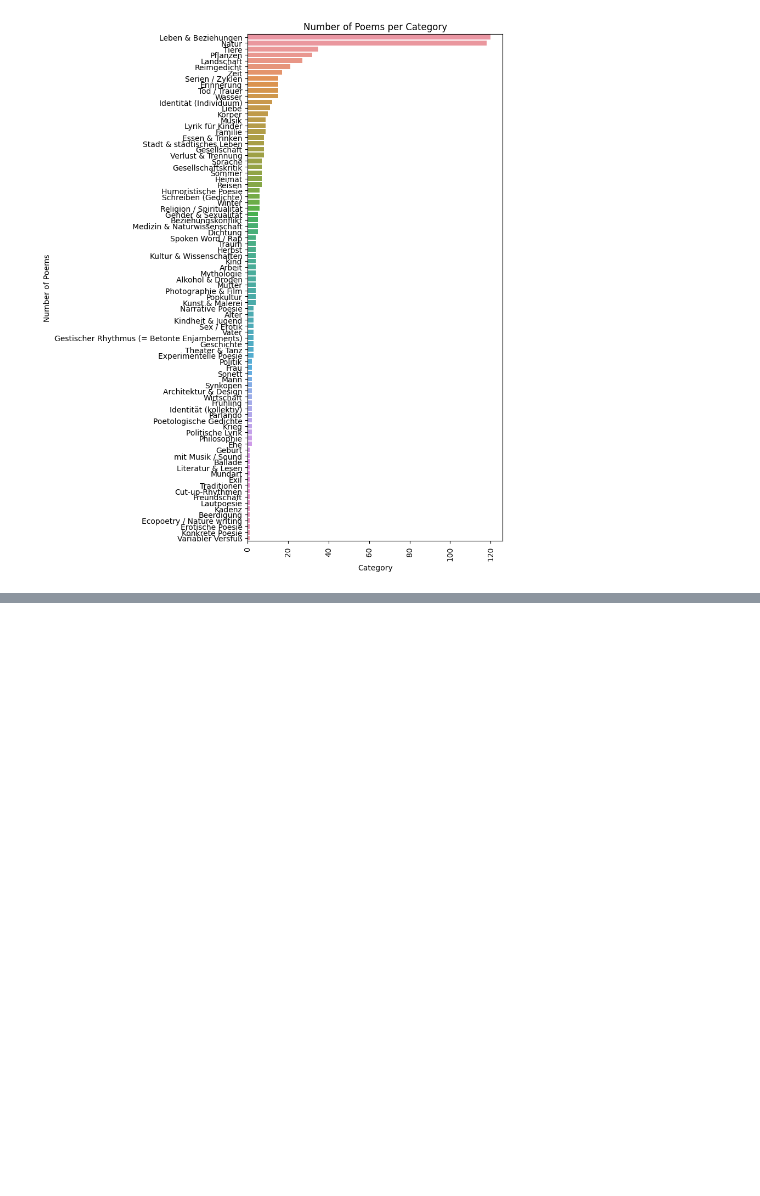
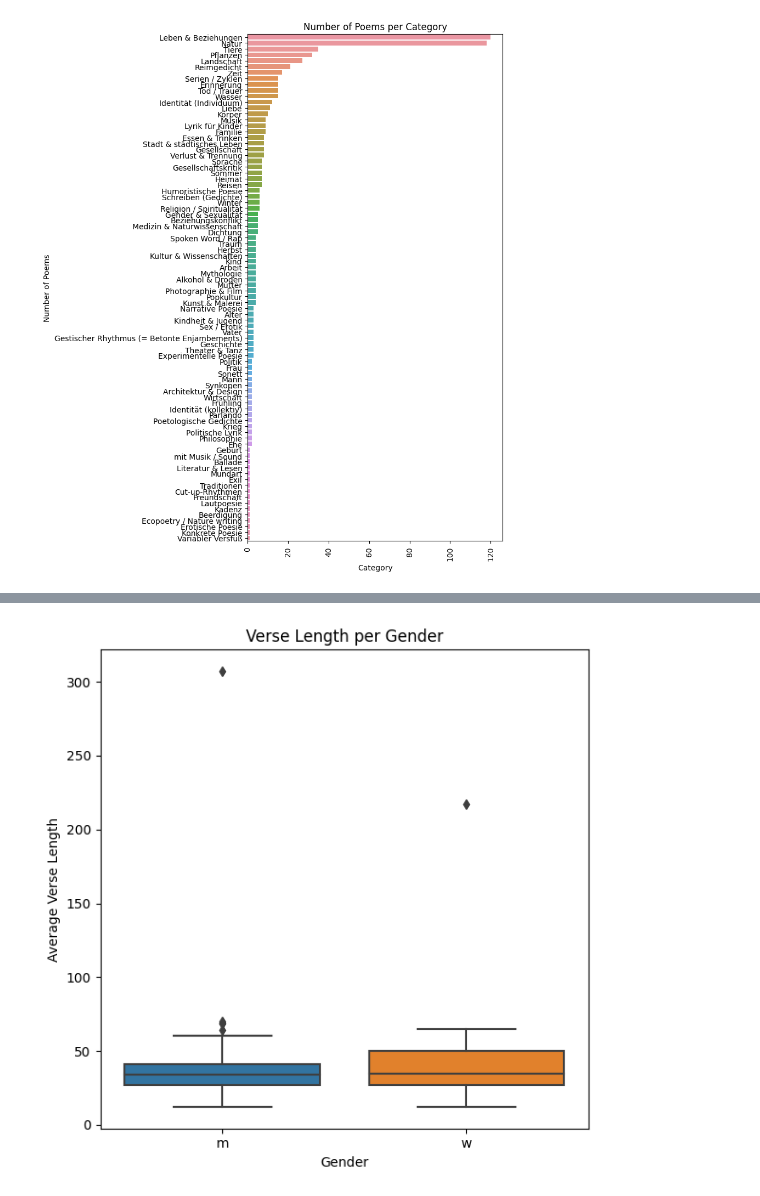
Before and after one commit to niceshice/Forschungsmethoden_LL_Gedichte, a Jupyter notebook: data_vis.ipynb, the cells around one changed output, grey strips where cells are left out. Saved outputs shown, nothing was run; the diff lists cells and outputs as text; code cells hidden in the pictures; blank space fills up the shorter version.

```diff
--- a/data_vis.ipynb
+++ b/data_vis.ipynb
@@ -187,0 +153,16 @@ plt.show()
+# %%
+fig, ax = plt.subplots(figsize=(6, 6))
+
+# Plot verse length per gender
+sns.boxplot(x='gender', y='avg_verse_length', data=df, ax=ax)
+
+# Set labels and title
+ax.set_xlabel('Gender')
+ax.set_ylabel('Average Verse Length')
+ax.set_title('Verse Length per Gender')
+
+# Show the plot
+plt.tight_layout()
+plt.show()
+# %% [output]
+[figure, added]
```
Also changed, not shown: parts of 8 cells of this notebook, 5 other files.
